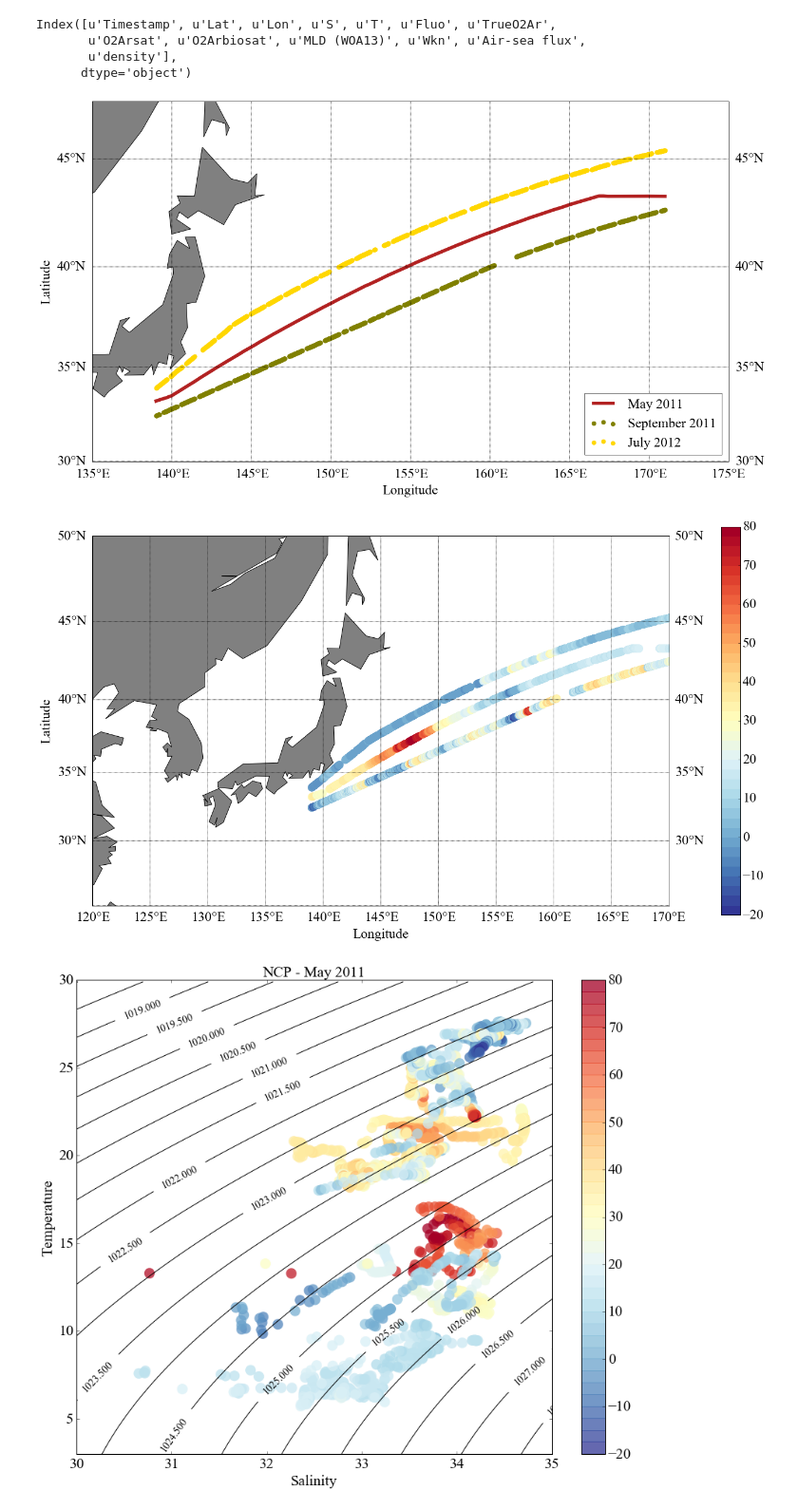
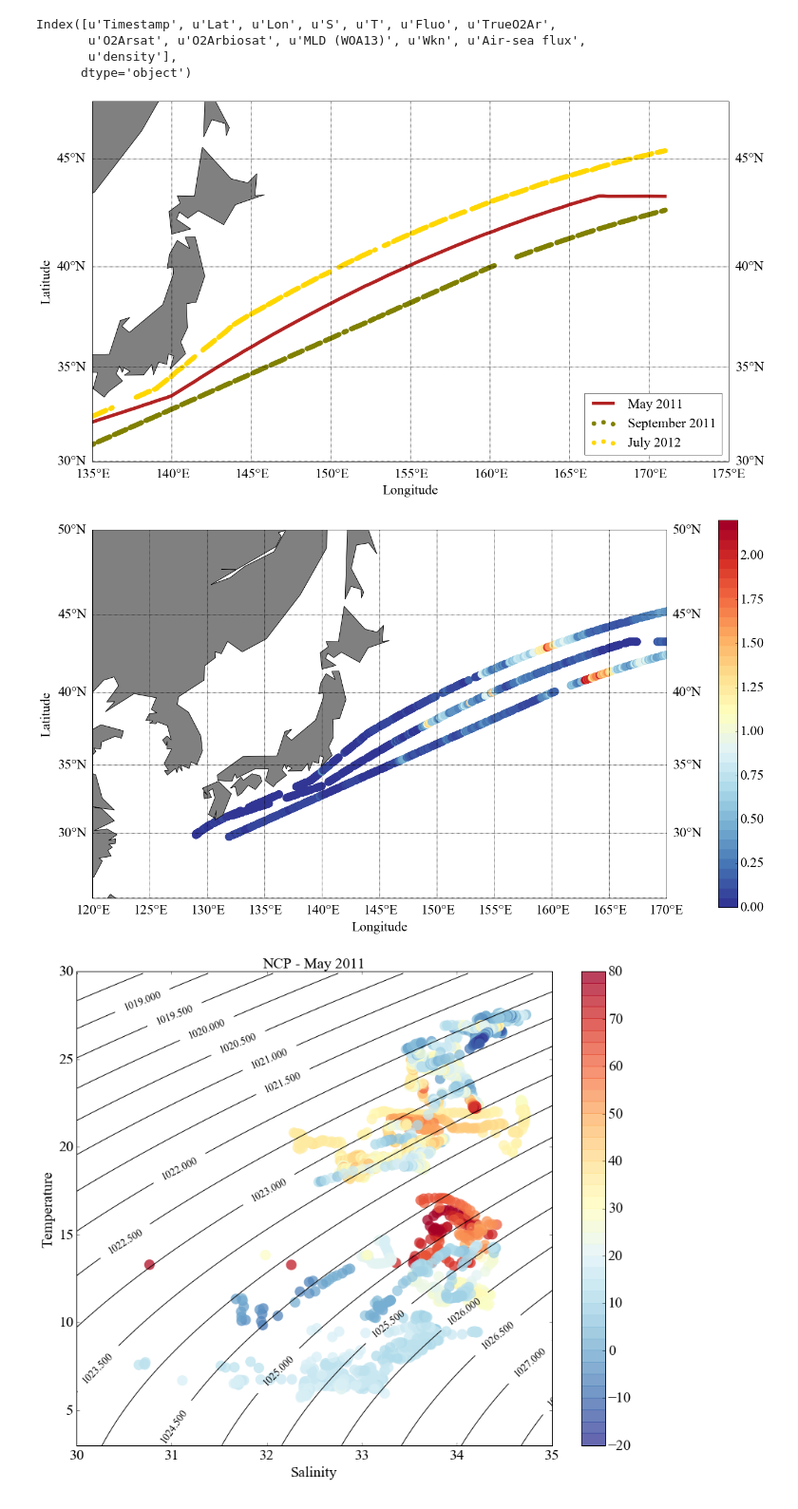
Before and after one commit to sophieclayton/kuroshio_productivity, a Jupyter notebook: NCP_along_track.ipynb, the cells around one changed output. Shown: that part at 95% size. Drawn from its saved outputs; the diff is of its cells as text; code cells hidden in the pictures.

```diff
--- a/NCP_along_track.ipynb
+++ b/NCP_along_track.ipynb
@@ -10,7 +10,7 @@ from mpl_toolkits.basemap import Basemap, cm, interp
 # import data
 
 maxlon = 171
-minlon = 139
+minlon = 129
 
 Tok1 = pd.read_csv(r'/Users/sclayton/Google Drive/o2ar_data/Tokyo1_vSept16.csv', sep = ',')
 Tok1['density'] = sw.rho(Tok1['S'].values,Tok1['T'].values,0)
@@ -88,7 +88,7 @@ plt.show()
 
 #fig0.savefig('../figures/NCP_Map_dates.png', bbox_inches='tight', dpi=600)
 # %% [output]
-[figure, old version]
+[figure, new version]
 # %%
 # make map showing where different cruises were
 
@@ -109,37 +109,37 @@ m.drawmapboundary(fill_color='white')
 m.fillcontinents(color='grey',lake_color='white')
 
 palette = plt.get_cmap('RdYlBu_r', 40)
 
 xmT1, ymT1 = m(Tok1['Lon'].values, Tok1['Lat'].values)
 #xmT2, ymT2 = m(Tok2['Lon'].values, Tok2['Lat'].values)
 xmT3, ymT3 = m(Tok3['Lon'].values, Tok3['Lat'].values)
 xmT, ymT = m(Tian['Lon'].values, Tian['Lat'].values)
 
 
-m.scatter(xmT1, ymT1, s = 200, c= Tok1['Air-sea flux'].values, vmin=-20, vmax = 80,cmap = palette, lw=0)#, label = 'May 2011')
-m.scatter(xmT3, ymT3, s = 200, c= Tok3['Air-sea flux'].values, vmin=-20, vmax = 80,cmap = palette, lw=0)#, label = 'September 2011')
-m.scatter(xmT, ymT, s = 200, c= Tian['Air-sea flux'].values, vmin=-20, vmax = 80,cmap = palette,lw=0)# label = 'July 2012')
+m.scatter(xmT1, ymT1, s = 200, c= Tok1['Fluo'].values, vmin=0, vmax = 2.2,cmap = palette, lw=0)#, label = 'May 2011')
+m.scatter(xmT3, ymT3, s = 200, c= Tok3['Fluo'].values, vmin=0, vmax = 2.2,cmap = palette, lw=0)#, label = 'September 2011')
+m.scatter(xmT, ymT, s = 200, c= Tian['Fluo'].values, vmin=0, vmax = 2.2,cmap = palette,lw=0)# label = 'July 2012')
 
 
 m.drawparallels(np.arange(-50,80,5),labels=[1,1,0,1], fontsize=24)
 m.drawmeridians(np.arange(-180,180,5),labels=[0,0,0,1], fontsize=24)
 
 plt.tick_params(axis='both', which='major', labelsize=24)
 plt.tick_params(axis='both', which='minor', labelsize=24)
 plt.xlabel('Longitude', fontsize = 24, labelpad = 40)
 plt.ylabel('Latitude', fontsize = 24, labelpad = 70)
 
 cb = plt.colorbar(pad = 0.08, fraction =0.03)
 cb.ax.tick_params(labelsize=24)
 
 plt.tick_params(axis='both', which='major', labelsize=24)
 
 plt.tick_params(labelsize=24)
 plt.show()
 
 #fig1.savefig('../figures/NCP_Map.png', bbox_inches='tight', dpi=600)
 # %% [output]
-[figure, old version]
+[figure, new version]
 # %%
 # make T/S plots
 
```
Also changed, not shown: 2 other files.
